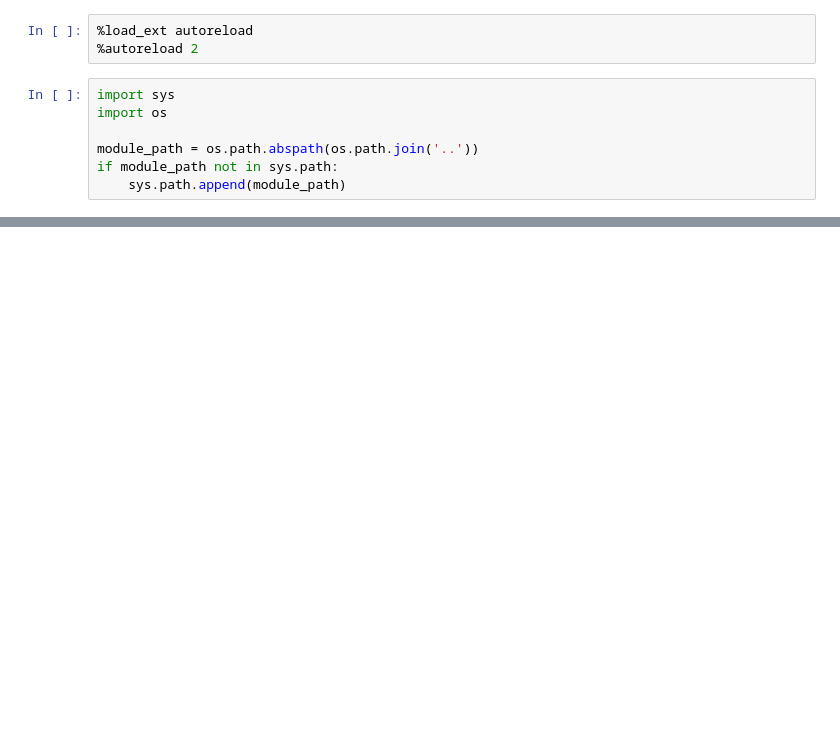
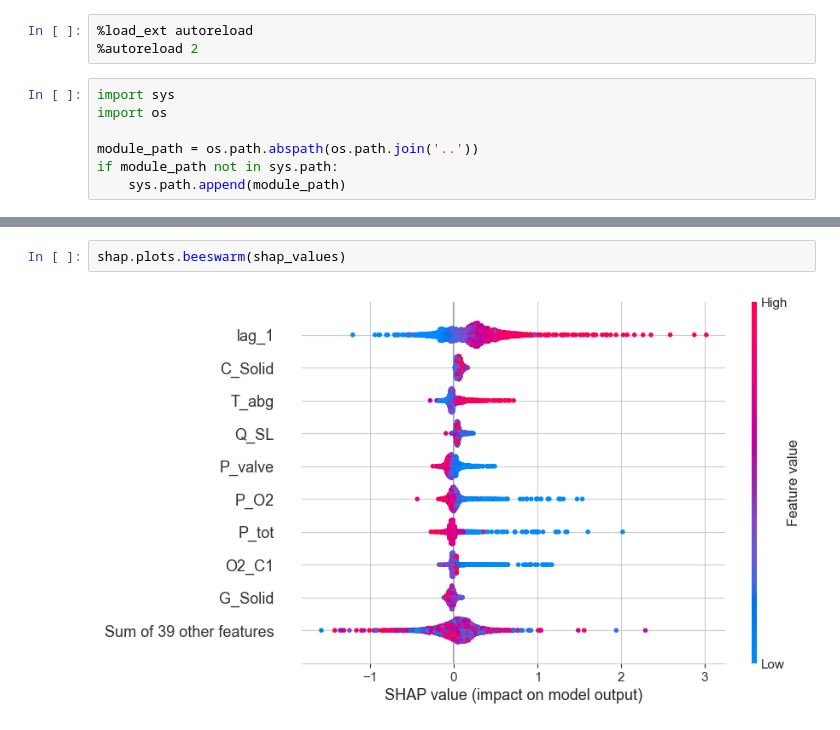
Before and after one commit to ss52/project_pox_pokr, a Jupyter notebook: notebooks/Model_test_2022.ipynb, the cells around one changed output, grey strips where cells are left out. Cells and saved outputs as stored; diff of their text form; blank space fills up the shorter version.

```diff
--- a/notebooks/Model_test_2022.ipynb
+++ b/notebooks/Model_test_2022.ipynb
@@ -122,0 +155,4 @@ plt.show();
+# %%
+shap.plots.beeswarm(shap_values)
+# %% [output]
+[figure, added]
```
Also changed, not shown: parts of 46 cells of this notebook.
